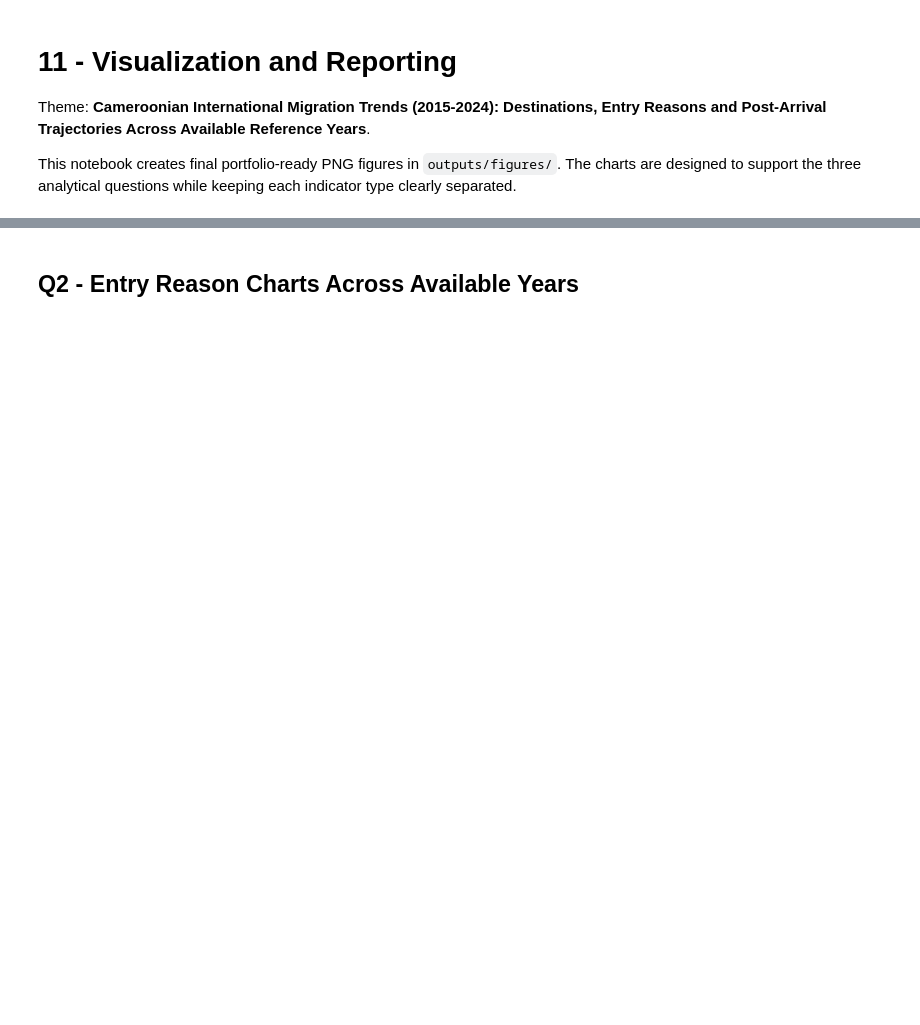
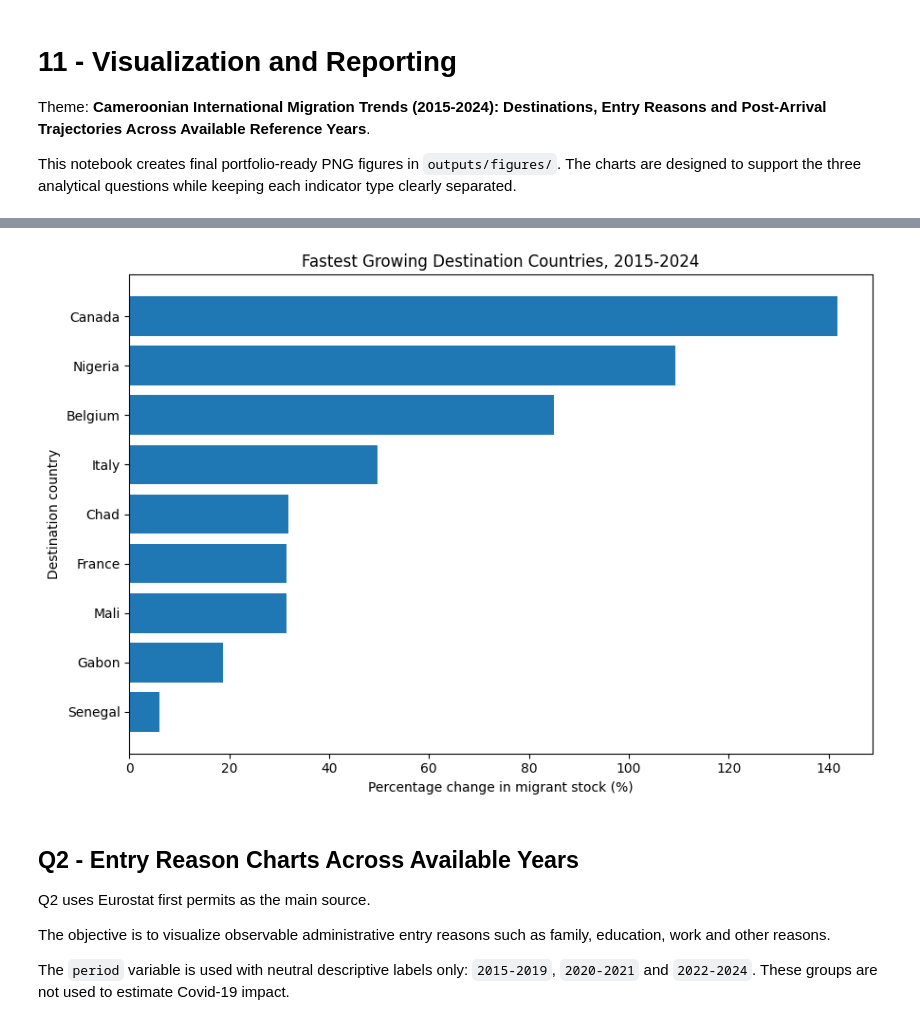
Before and after one commit to DLinno100/cameroonian-migration-analysis, a Jupyter notebook: notebooks/11_visualization_and_reporting.ipynb, the cells around one changed output, grey strips where cells are left out. Saved outputs shown, nothing was run; the diff lists cells and outputs as text; code cells hidden in the pictures; blank space fills up the shorter version.

```diff
--- a/notebooks/11_visualization_and_reporting.ipynb
+++ b/notebooks/11_visualization_and_reporting.ipynb
@@ -26,6 +25,5 @@ period_order = ['pre_covid', 'covid', 'post_covid']
 # %%
 def prepare_table(df):
-    """Prepare analytical tables for plotting without changing source files."""
     df = df.copy()
     df['year'] = pd.to_numeric(df['year'], errors='coerce').astype('Int64')
     df['value'] = pd.to_numeric(df['value'], errors='coerce').fillna(0)
@@ -37,6 +35,20 @@ def prepare_table(df):
     return df
 
 
+def assign_period(year):
+    """Assign neutral descriptive periods based on the available year."""
+    if pd.isna(year):
+        return 'outside_scope'
+    year = int(year)
+    if 2015 <= year <= 2019:
+        return '2015-2019'
+    if 2020 <= year <= 2021:
+        return '2020-2021'
+    if 2022 <= year <= 2024:
+        return '2022-2024'
+    return 'outside_scope'
+
+
 def save_figure(file_name):
     """Save the current Matplotlib figure as a high-resolution PNG."""
     plt.tight_layout()
@@ -111,38 +159,51 @@ destination_growth = (
         aggfunc='sum'
     )
     .dropna(subset=[2015, 2024])
 )
 
 destination_growth['absolute_change_2015_2024'] = (
     destination_growth[2024] - destination_growth[2015]
 )
 
 destination_growth['pct_change_2015_2024'] = (
     destination_growth['absolute_change_2015_2024'] / destination_growth[2015] * 100
 )
 
+fastest_growing_destinations = destination_growth.reset_index()
+
+fastest_growing_destinations = fastest_growing_destinations[
+    (fastest_growing_destinations[2015] >= 1000)
+    & (fastest_growing_destinations['pct_change_2015_2024'] > 0)
+].copy()
+
 fastest_growing_destinations = (
-    destination_growth
-    .reset_index()
-    .query('`2015` >= 1000')
+    fastest_growing_destinations
     .sort_values('pct_change_2015_2024', ascending=False)
     .head(10)
     .sort_values('pct_change_2015_2024')
 )
 
 plt.figure(figsize=(9, 6))
 plt.barh(
     fastest_growing_destinations['destination_country'],
     fastest_growing_destinations['pct_change_2015_2024']
 )
 
 plt.title('Fastest Growing Destination Countries, 2015-2024')
 plt.xlabel('Percentage change in migrant stock (%)')
 plt.ylabel('Destination country')
 
 save_figure('q1_fastest_growing_destinations_2015_2024.png')
+# %% [output]
+[figure, added]
 # %% [markdown]
 ## Q2 - Entry Reason Charts Across Available Years
+
+Q2 uses Eurostat first permits as the main source.
+
+The objective is to visualize observable administrative entry reasons such as family, education, work and other reasons.
+
+The `period` variable is used with neutral descriptive labels only: `2015-2019`, `2020-2021` and `2022-2024`. These groups are not used to estimate Covid-19 impact.
 # %%
 entry_yearly = (
     eurostat_entry.groupby(['year', 'reason'], as_index=False)['value']
```
Also changed, not shown: parts of 13 cells of this notebook, 37 other files.
